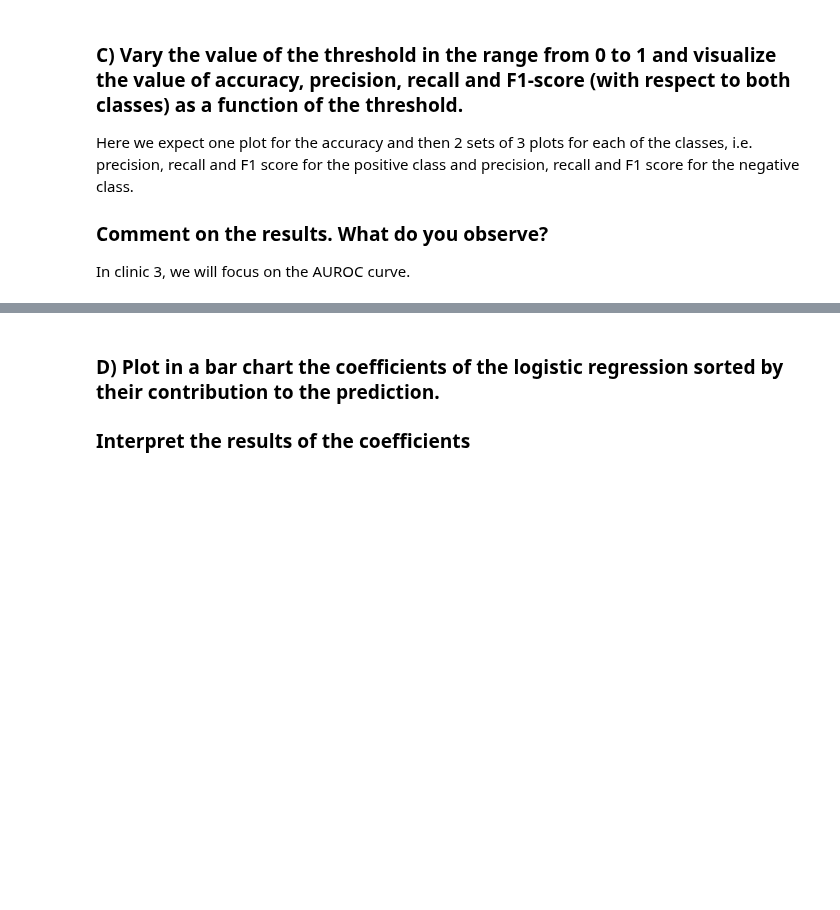
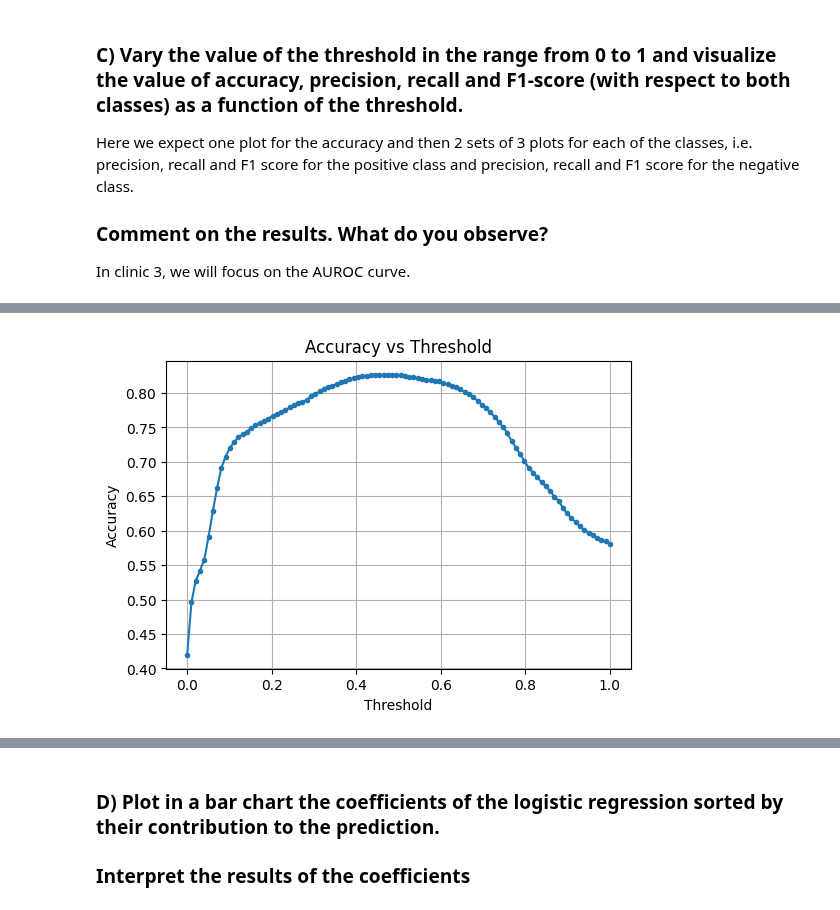
Before and after one commit to Jvviragine/data_analysis_um_course, a Jupyter notebook: bootcamps/bootcamp5/Niki_bootcamp5 copy.ipynb, the cells around one changed output, grey strips where cells are left out. Drawn from its saved outputs; the diff is of its cells as text; code cells hidden in the pictures; blank space fills up the shorter version.

```diff
--- a/bootcamps/bootcamp5/Niki_bootcamp5 copy.ipynb
+++ b/bootcamps/bootcamp5/Niki_bootcamp5 copy.ipynb
@@ -123,0 +268,88 @@ In clinic 3, we will focus on the AUROC curve.
+# %%
+#show cute plots here (in total 7 plots)
+
+# simple function to just return the scores
+def evaluate_threshold(t):
+    conf_matrix = compute_confusion_matrix(y_test, pred, t)
+    scores = compute_all_score(conf_matrix)
+    return scores
+
+# Create a range of thresholds to evaluate
+thresholds = np.linspace(0, 1, 100)
+
+# Lists to hold metric values over thresholds
+accuracy_list    = []
+prec_pos_list    = []
+recall_pos_list  = []
+f1_pos_list      = []
+prec_neg_list    = []
+recall_neg_list  = []
+f1_neg_list      = []
+
+# Loop over thresholds and evaluate the model
+for t in thresholds:
+    scores = evaluate_threshold(t)
+    accuracy_list.append(scores[1])
+    prec_pos_list.append(scores[2])
+    recall_pos_list.append(scores[3])
+    f1_pos_list.append(scores[4])
+    prec_neg_list.append(scores[5])
+    recall_neg_list.append(scores[6])
+    f1_neg_list.append(scores[7])
+
+# Plot Accuracy vs Threshold
+plt.figure(figsize=(6,4))
+plt.plot(thresholds, accuracy_list, marker='o', markersize=3)
+plt.title('Accuracy vs Threshold')
+plt.xlabel('Threshold')
+plt.ylabel('Accuracy')
+plt.grid(True)
+plt.show()
+
+# Plot metrics for the positive class (precision, recall, F1-score)
+fig, axs = plt.subplots(1, 3, figsize=(18, 4))
+axs[0].plot(thresholds, prec_pos_list, marker='o', markersize=3)
+axs[0].set_title('Precision (Positive) vs Threshold')
+axs[0].set_xlabel('Threshold')
+axs[0].set_ylabel('Precision (Positive)')
+axs[0].grid(True)
+
+axs[1].plot(thresholds, recall_pos_list, marker='o', markersize=3)
+axs[1].set_title('Recall (Positive) vs Threshold')
+axs[1].set_xlabel('Threshold')
+axs[1].set_ylabel('Recall (Positive)')
+axs[1].grid(True)
+
+axs[2].plot(thresholds, f1_pos_list, marker='o', markersize=3)
+axs[2].set_title('F1 Score (Positive) vs Threshold')
+axs[2].set_xlabel('Threshold')
+axs[2].set_ylabel('F1 Score (Positive)')
+axs[2].grid(True)
+
+plt.tight_layout()
+plt.show()
+
+# Plot metrics for the negative class (precision, recall, F1-score)
+fig, axs = plt.subplots(1, 3, figsize=(18, 4))
+axs[0].plot(thresholds, prec_neg_list, marker='o', markersize=3)
+axs[0].set_title('Precision (Negative) vs Threshold')
+axs[0].set_xlabel('Threshold')
+axs[0].set_ylabel('Precision (Negative)')
+axs[0].grid(True)
+
+axs[1].plot(thresholds, recall_neg_list, marker='o', markersize=3)
+axs[1].set_title('Recall (Negative) vs Threshold')
+axs[1].set_xlabel('Threshold')
+axs[1].set_ylabel('Recall (Negative)')
+axs[1].grid(True)
+
+axs[2].plot(thresholds, f1_neg_list, marker='o', markersize=3)
+axs[2].set_title('F1 Score (Negative) vs Threshold')
+axs[2].set_xlabel('Threshold')
+axs[2].set_ylabel('F1 Score (Negative)')
+axs[2].grid(True)
+
+plt.tight_layout()
+plt.show()
+# %% [output]
+[figure, added]
```
Also changed, not shown: parts of 28 cells of this notebook, 5 other files.
